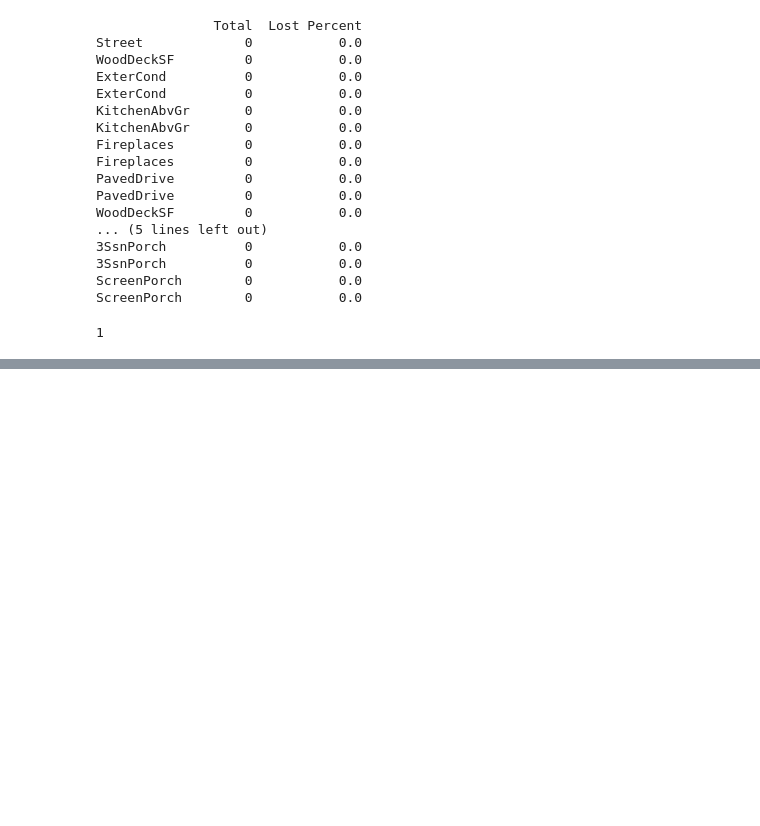
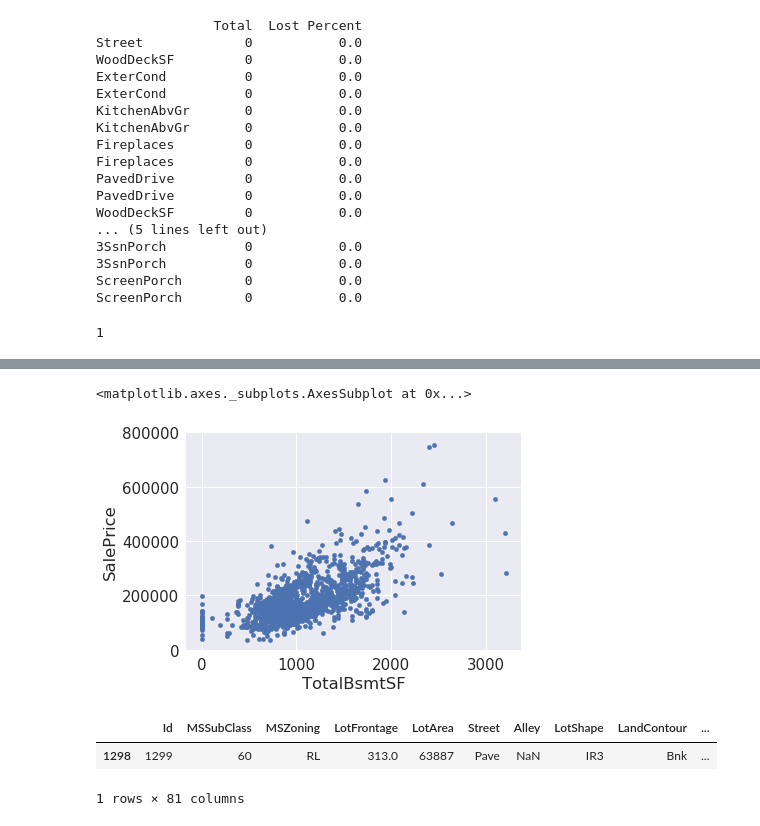
Before and after one commit to Stuming/Harbor, a Jupyter notebook: Kaggle/house_prices/house_price.ipynb, the cells around one changed output, grey strips where cells are left out. Drawn from its saved outputs; the diff is of its cells as text; code cells hidden in the pictures; blank space fills up the shorter version.

```diff
--- a/Kaggle/house_prices/house_price.ipynb
+++ b/Kaggle/house_prices/house_price.ipynb
@@ -193,0 +235,19 @@ print(tmp.isnull().sum().max())
+# %%
+# TotalBsmtSF和SalePrice
+var = 'TotalBsmtSF'
+
+tmp = train[train['SalePrice'].isnull().values==False]
+tmp = tmp.drop(train[train['Id'] == abnormal_value[0]].index)
+tmp = tmp.drop(train[train['Id'] == abnormal_value[1]].index)
+
+data = pd.concat([tmp['SalePrice'], tmp[var]], axis=1)
+data.plot.scatter(x=var, y='SalePrice', ylim=(0, 800000))
+# %% [output]
+<matplotlib.axes._subplots.AxesSubplot at 0x...>
+[figure, added]
+# %%
+train[train['TotalBsmtSF'] > 5000]
+# %% [output]
+|  | Id | MSSubClass | MSZoning | LotFrontage | LotArea | Street | Alley | LotShape | LandContour | ... |
+| 1298 | 1299 | 60 | RL | 313.0 | 63887 | Pave | NaN | IR3 | Bnk | ... |
+1 rows × 81 columns
```
Also changed, not shown: parts of 28 cells of this notebook.
